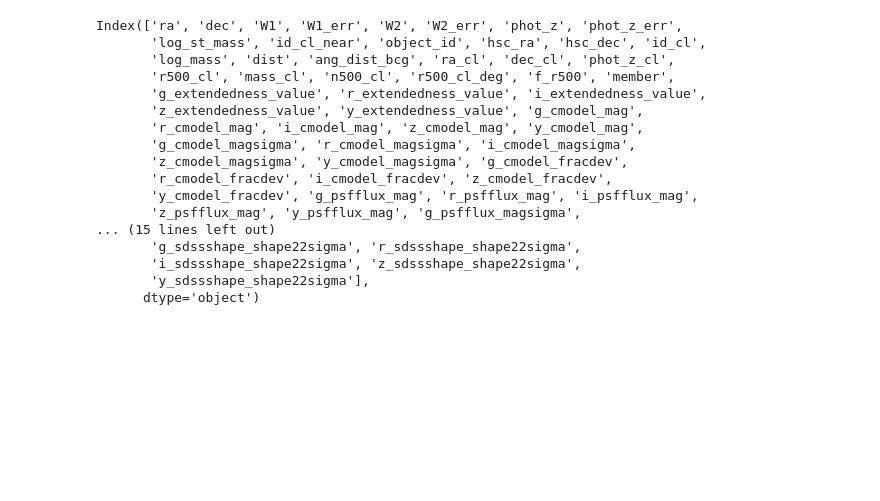
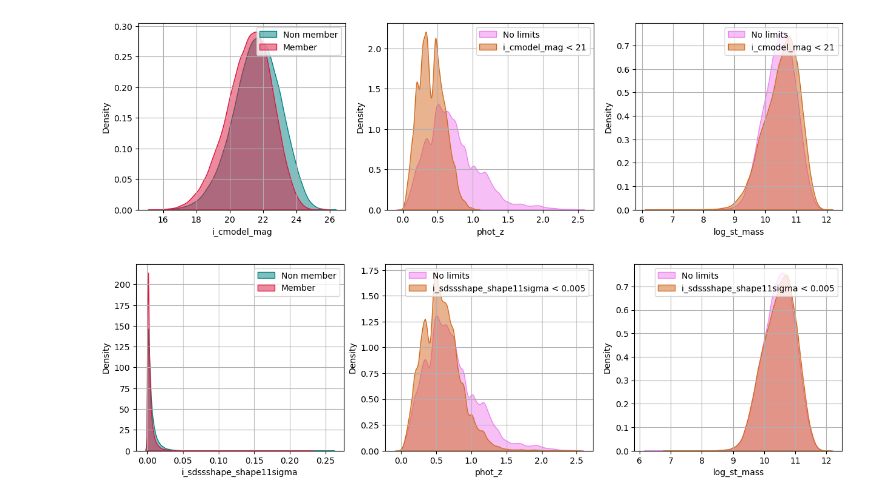
Before and after one commit to Gimena-M/Cluster-Membership, a Jupyter notebook: DATA/scripts/features_lims.ipynb, the cells around one changed output. Drawn from its saved outputs; the diff is of its cells as text; code cells hidden in the pictures; blank space fills up the shorter version.

```diff
--- a/DATA/scripts/features_lims.ipynb
+++ b/DATA/scripts/features_lims.ipynb
@@ -8,26 +8,23 @@ import seaborn as sns
 # %%
 df = pd.read_csv('../clean-HSC-unWISE-W03.csv')
 # %%
-feat = 'i_cmodel_mag'
-val = 21
+def func(cond, feat, label):
+    plt.figure(figsize=(15,4))
 
-cond = df[feat] <= val
-plt.figure(figsize=(15,4))
+    plt.subplot(1, 3, 1)
+    sns.kdeplot(data = df[df.member == 0], x = feat, fill= True, alpha = 0.5, color = 'teal', label = 'Non member')
+    sns.kdeplot(data = df[df.member == 1], x = feat, fill= True, alpha = 0.5, color = 'crimson', label = 'Member')
+    plt.grid()
+    plt.legend()
 
-plt.subplot(1, 3, 1)
-sns.kdeplot(data = df[df.member == 0], x = feat, fill= True, alpha = 0.5, color = 'teal', label = 'Non member')
-sns.kdeplot(data = df[df.member == 1], x = feat, fill= True, alpha = 0.5, color = 'crimson', label = 'Member')
-plt.grid()
-plt.legend()
+    plt.subplot(1, 3, 2)
+    sns.kdeplot(data = df, x = 'phot_z', fill= True, alpha = 0.5, color = 'violet', label = 'No limits')
+    sns.kdeplot(data = df[cond], x = 'phot_z', fill= True, alpha = 0.5, color = 'chocolate', label = label)
+    plt.legend()
+    plt.grid()
 
-plt.subplot(1, 3, 2)
-sns.kdeplot(data = df, x = 'phot_z', fill= True, alpha = 0.5, color = 'violet', label = 'No limits')
-sns.kdeplot(data = df[cond], x = 'phot_z', fill= True, alpha = 0.5, color = 'chocolate', label = f'{feat} < {val}')
-plt.legend()
-plt.grid()
-
-plt.subplot(1, 3, 3)
-sns.kdeplot(data = df, x = 'log_st_mass', fill= True, alpha = 0.5, color = 'violet', label = 'No limits')
-sns.kdeplot(data = df[cond], x = 'log_st_mass', fill= True, alpha = 0.5, color = 'chocolate', label = f'{feat} < {val}')
-plt.legend()
-plt.grid()
+    plt.subplot(1, 3, 3)
+    sns.kdeplot(data = df, x = 'log_st_mass', fill= True, alpha = 0.5, color = 'violet', label = 'No limits')
+    sns.kdeplot(data = df[cond], x = 'log_st_mass', fill= True, alpha = 0.5, color = 'chocolate', label = label)
+    plt.legend()
+    plt.grid()
@@ -63,20 +31,12 @@ plt.grid()
-# %%
-df.columns
-# %% [output]
-Index(['ra', 'dec', 'W1', 'W1_err', 'W2', 'W2_err', 'phot_z', 'phot_z_err',
-       'log_st_mass', 'id_cl_near', 'object_id', 'hsc_ra', 'hsc_dec', 'id_cl',
-       'log_mass', 'dist', 'ang_dist_bcg', 'ra_cl', 'dec_cl', 'phot_z_cl',
-       'r500_cl', 'mass_cl', 'n500_cl', 'r500_cl_deg', 'f_r500', 'member',
-       'g_extendedness_value', 'r_extendedness_value', 'i_extendedness_value',
-       'z_extendedness_value', 'y_extendedness_value', 'g_cmodel_mag',
-       'r_cmodel_mag', 'i_cmodel_mag', 'z_cmodel_mag', 'y_cmodel_mag',
-       'g_cmodel_magsigma', 'r_cmodel_magsigma', 'i_cmodel_magsigma',
-       'z_cmodel_magsigma', 'y_cmodel_magsigma', 'g_cmodel_fracdev',
-       'r_cmodel_fracdev', 'i_cmodel_fracdev', 'z_cmodel_fracdev',
-       'y_cmodel_fracdev', 'g_psfflux_mag', 'r_psfflux_mag', 'i_psfflux_mag',
-       'z_psfflux_mag', 'y_psfflux_mag', 'g_psfflux_magsigma',
-... (15 lines left out)
-       'g_sdssshape_shape22sigma', 'r_sdssshape_shape22sigma',
-       'i_sdssshape_shape22sigma', 'z_sdssshape_shape22sigma',
-       'y_sdssshape_shape22sigma'],
-      dtype='object')
+# %%
+val = 21
+feat = 'i_cmodel_mag'
+func(cond = df[feat] <= val , feat = 'i_cmodel_mag', label = f'{feat} < {val}')
+# %% [output]
+[figure, added]
+# %%
+feat = 'i_sdssshape_shape11sigma'
+val = 0.005
+func(cond = df[feat] <= val , feat = feat, label = f'{feat} < {val}')
+# %% [output]
+[figure, added]
```
Also changed, not shown: parts of 4 cells of this notebook, 32 other files.
